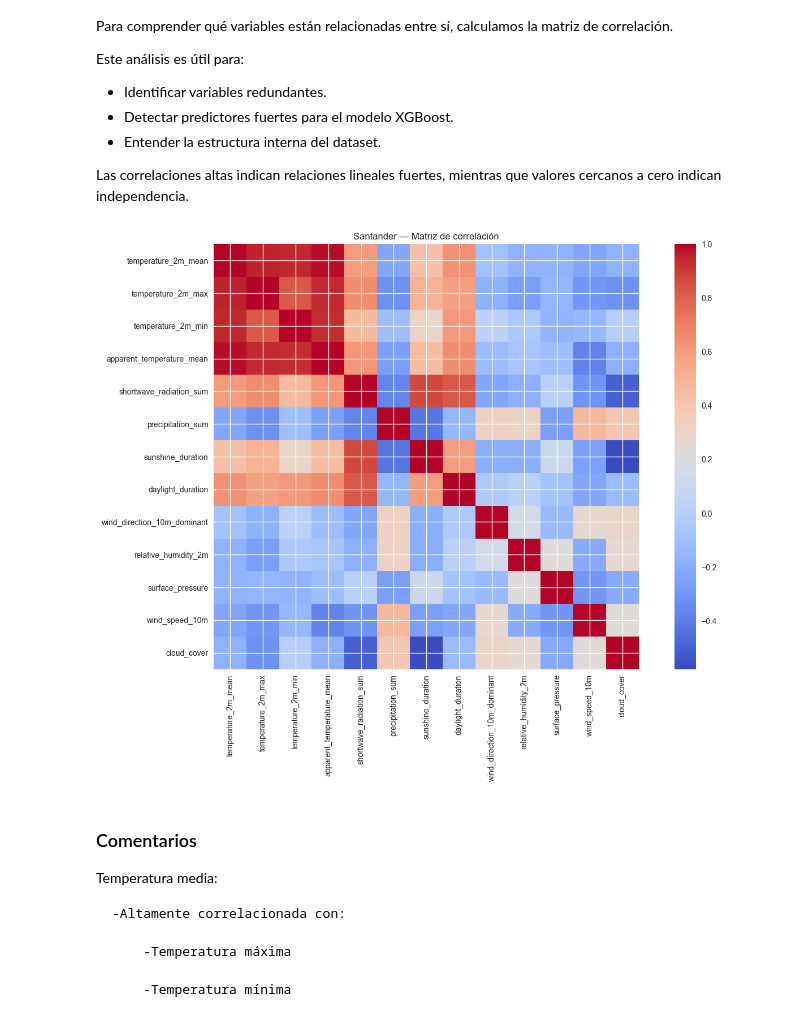
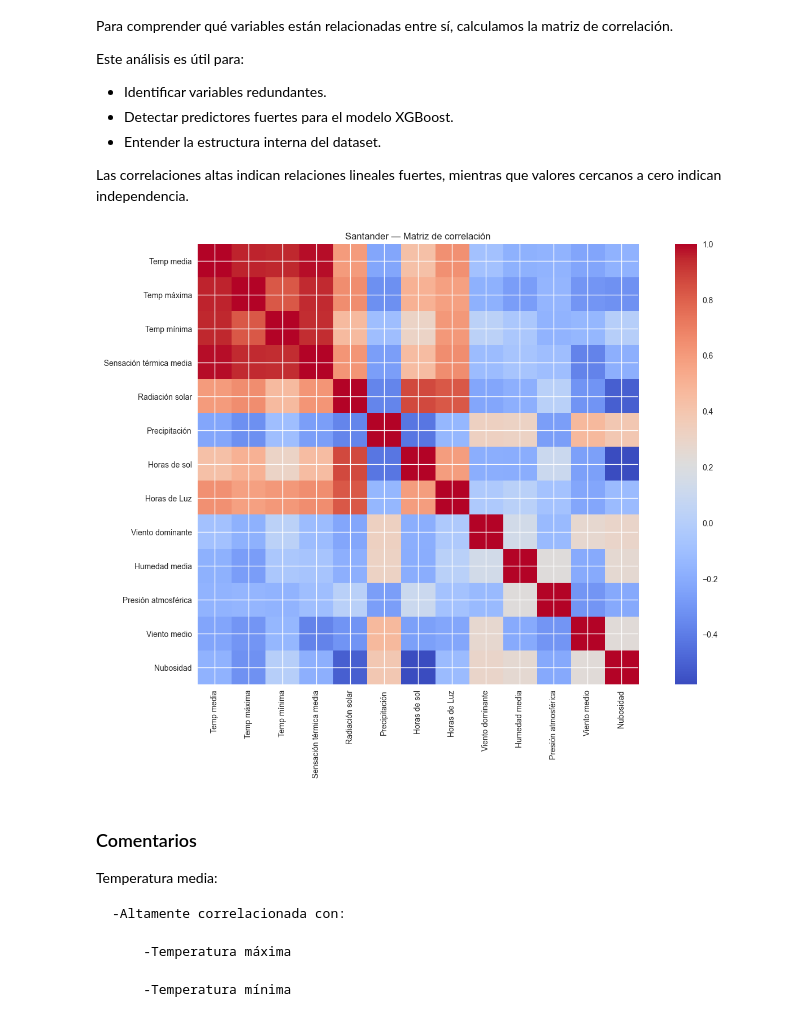
Before and after one commit to tamnd85/python, a Jupyter notebook: openmeteo_sqlite/notebooks/graficos_Santander.ipynb, the cells around one changed output. Saved outputs shown, nothing was run; the diff lists cells and outputs as text; code cells hidden in the pictures.

```diff
--- a/openmeteo_sqlite/notebooks/graficos_Santander.ipynb
+++ b/openmeteo_sqlite/notebooks/graficos_Santander.ipynb
@@ -232,19 +303,45 @@ Este análisis es útil para:
 
 Las correlaciones altas indican relaciones lineales fuertes, mientras que valores cercanos a cero indican independencia.
 # %%
+# Diccionario de traducción para etiquetas
+traduccion = {
+    "temperature_2m_mean": "Temp media",
+    "temperature_2m_max": "Temp máxima",
+    "temperature_2m_min": "Temp mínima",
+    "relative_humidity_2m": "Humedad media",
+    "precipitation_sum": "Precipitación",
+    "pressure_msl": "Presión nivel mar",
+    "wind_speed_10m": "Viento medio",
+    "wind_direction_10m_dominant": "Viento dominante",
+    "sunshine_duration": "Horas de sol",
+    "shortwave_radiation_sum": "Radiación solar",
+    "apparent_temperature_mean": " Sensación térmica media",
+    "daylight_duration": "Horas de Luz",
+    "surface_pressure": " Presión atmosférica",
+    "cloud_cover": "Nubosidad"
+}
+
 plt.figure(figsize=(14, 10))
 
-corr = df_city.select_dtypes(include=[np.number]).corr()
+# Excluir columnas que no deben entrar en la correlación
+df_corr = df_city.drop(columns=["year", "month"], errors="ignore")
+
+corr = df_corr.select_dtypes(include=[np.number]).corr()
 
 plt.imshow(corr, cmap="coolwarm", interpolation="nearest")
 plt.colorbar()
 plt.title(f"{CIUDAD} — Matriz de correlación")
-plt.xticks(range(len(corr.columns)), corr.columns, rotation=90)
-plt.yticks(range(len(corr.columns)), corr.columns)
+
+# Etiquetas en español
+labels_es = [traduccion.get(col, col) for col in corr.columns]
+
+plt.xticks(range(len(labels_es)), labels_es, rotation=90)
+plt.yticks(range(len(labels_es)), labels_es)
+
 plt.tight_layout()
 plt.show()
 # %% [output]
-[figure, old version]
+[figure, new version]
 # %% [markdown]
 ### Comentarios
 
```
Also changed, not shown: parts of 37 cells of this notebook, 22 other files.
